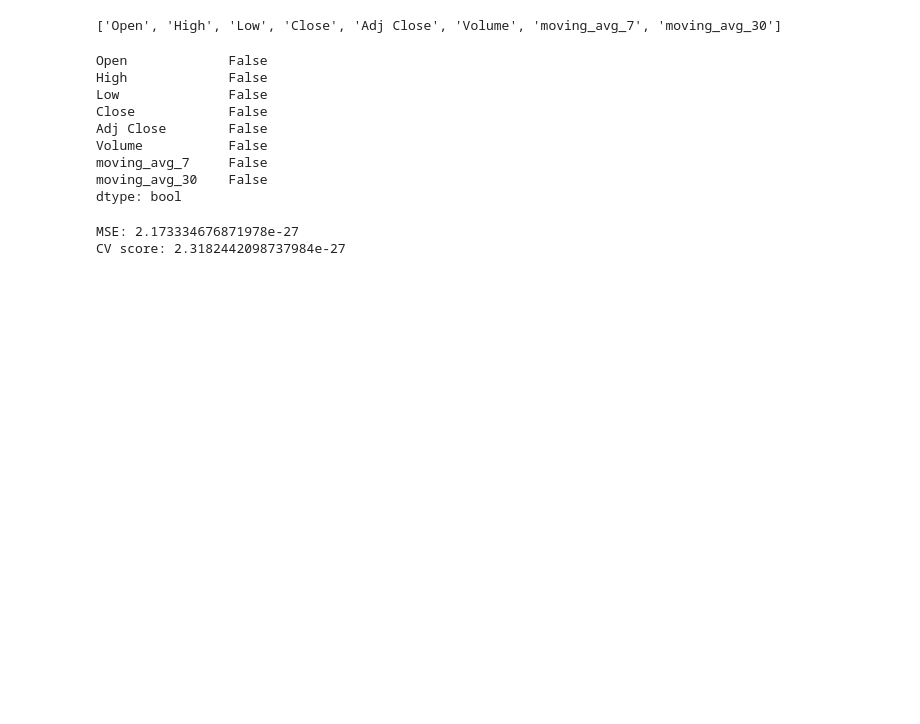
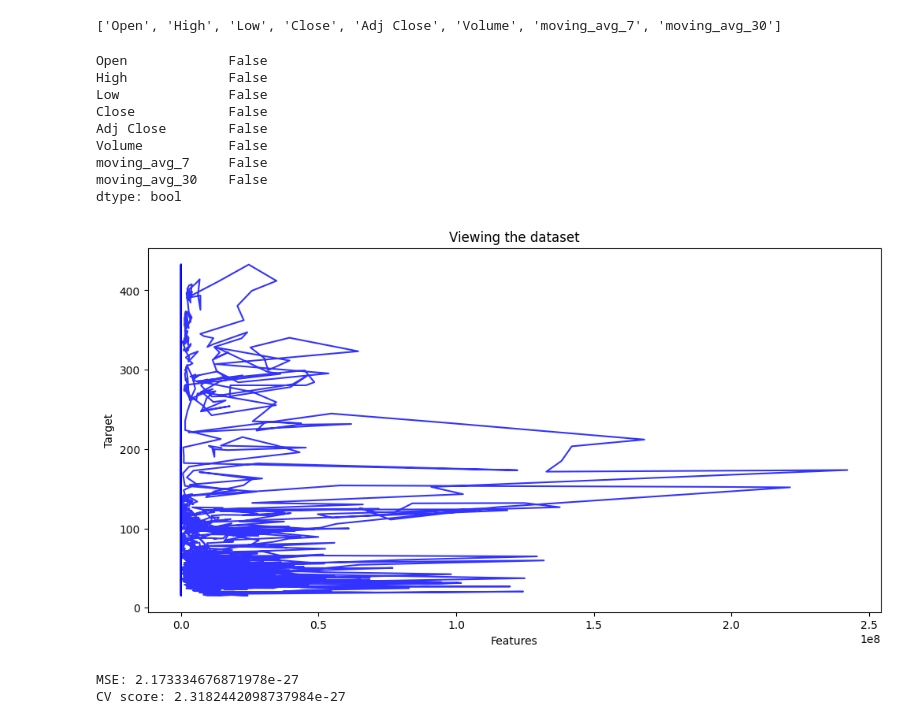
Before and after one commit to Alankaar63/Data-Analysis-With-Python, a Jupyter notebook: adani_power_stocksanalys.ipynb, the cells around one changed output. Cells and saved outputs as stored; diff of their text form; code cells hidden in the pictures; blank space fills up the shorter version.

```diff
--- a/adani_power_stocksanalys.ipynb
+++ b/adani_power_stocksanalys.ipynb
@@ -95,6 +95,16 @@ dtype: bool
 # %%
 X = imputed_df.drop(columns='Close',axis=1)
 y = imputed_df['Close']
+# %%
+#viewing the dataset
+plt.figure(figsize=(12,6))
+plt.title('Viewing the dataset')
+plt.xlabel('Features')
+plt.ylabel('Target')
+plt.plot(X,y,color='blue',alpha=0.8)
+plt.show();
+# %% [output]
+[figure, added]
 # %%
 #splitting the dataset
 from sklearn.model_selection import train_test_split
```
